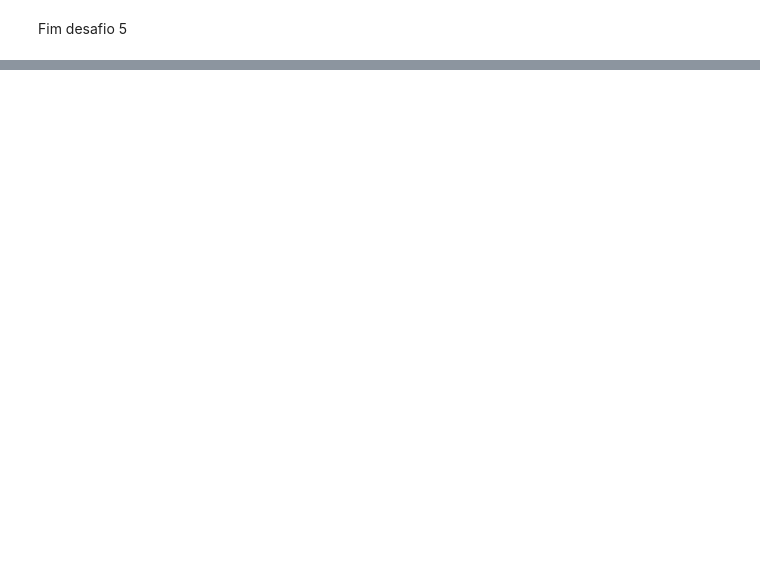
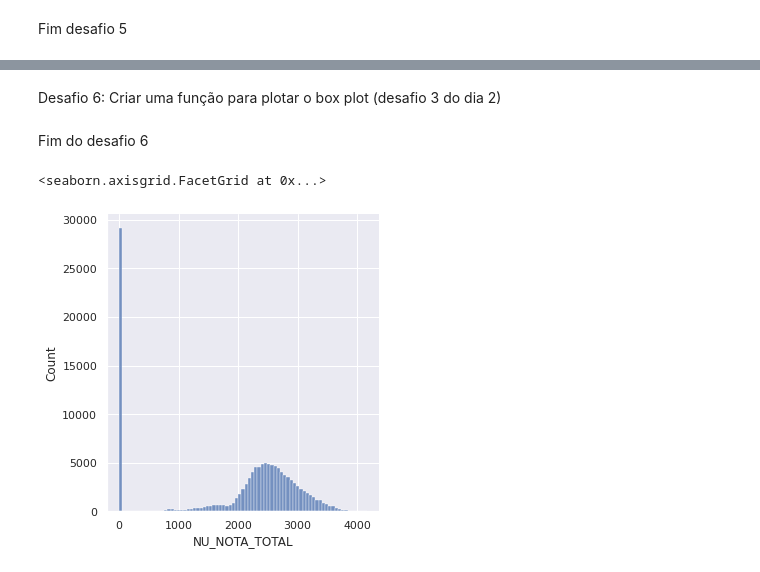
Before and after one commit to Igor-Arantes/Imersao-dados-alura, a Jupyter notebook: Imersão_Dados_Alura.ipynb, the cells around one changed output, grey strips where cells are left out. Cells and saved outputs as stored; diff of their text form; code cells hidden in the pictures; blank space fills up the shorter version.

```diff
--- a/Imersão_Dados_Alura.ipynb
+++ b/Imersão_Dados_Alura.ipynb
@@ -339,0 +392,2 @@ NameError: ignored
+# %%
+dados['NU_NOTA_TOTAL'] = dados[provas].sum(axis=1)
@@ -339,0 +403,3 @@ NameError: ignored
+# %% [markdown]
+Desafio 6: Criar uma função para plotar o  box plot
+(desafio 3 do dia 2)
@@ -339,0 +414,7 @@ NameError: ignored
+# %% [markdown]
+Fim do desafio 6
+# %%
+sns.displot(dados, x='NU_NOTA_TOTAL')
+# %% [output]
+<seaborn.axisgrid.FacetGrid at 0x...>
+[figure, added]
```
Also changed, not shown: parts of 71 cells of this notebook.
